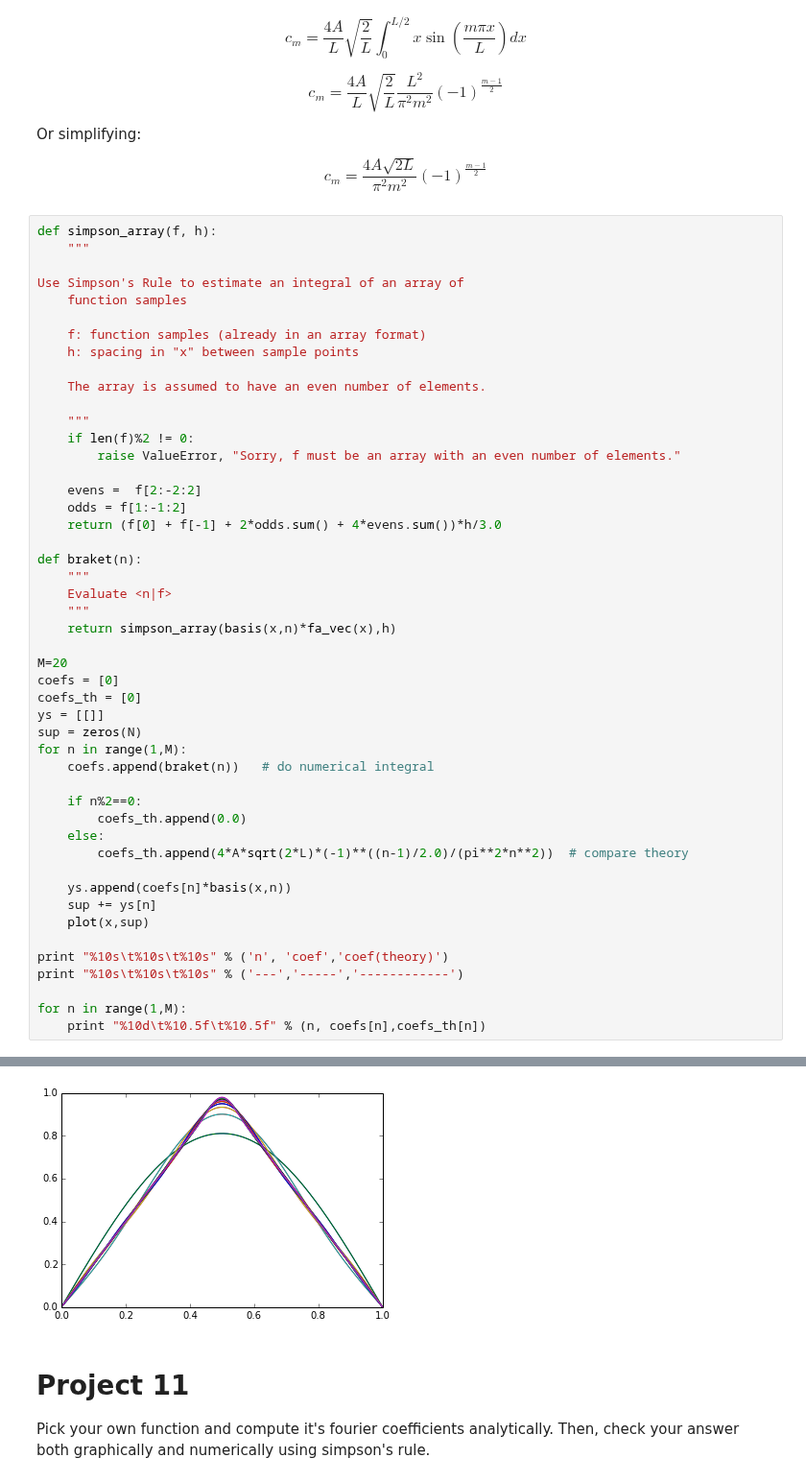
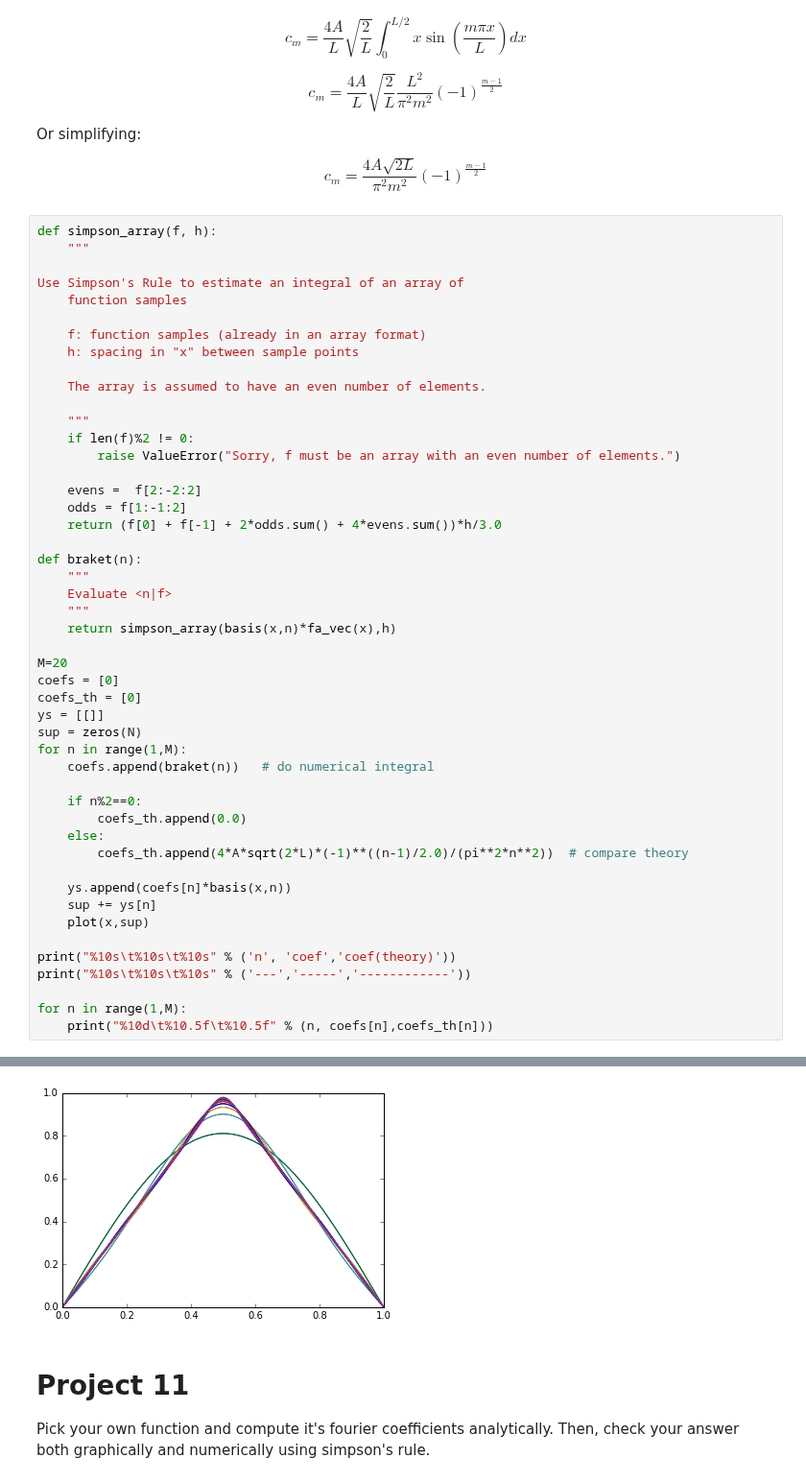
Before and after one commit to sspickle/sci-comp-notebooks, a Jupyter notebook: P11-FourierSeries.ipynb, the cells around one changed output, grey strips where cells are left out. Shown at 96% size. Saved outputs shown, nothing was run; the diff lists cells and outputs as text.

```diff
--- a/P11-FourierSeries.ipynb
+++ b/P11-FourierSeries.ipynb
@@ -130,7 +130,7 @@ Use Simpson's Rule to estimate an integral of an array of
 
     """
     if len(f)%2 != 0:
-        raise ValueError, "Sorry, f must be an array with an even number of elements."
+        raise ValueError("Sorry, f must be an array with an even number of elements.")
 
     evens =  f[2:-2:2]
     odds = f[1:-1:2]
@@ -152,37 +152,37 @@ for n in range(1,M):
 
     if n%2==0:
         coefs_th.append(0.0)
     else:
         coefs_th.append(4*A*sqrt(2*L)*(-1)**((n-1)/2.0)/(pi**2*n**2))  # compare theory
 
     ys.append(coefs[n]*basis(x,n))
     sup += ys[n]
     plot(x,sup)
 
-print "%10s\t%10s\t%10s" % ('n', 'coef','coef(theory)')
-print "%10s\t%10s\t%10s" % ('---','-----','------------')
+print("%10s\t%10s\t%10s" % ('n', 'coef','coef(theory)'))
+print("%10s\t%10s\t%10s" % ('---','-----','------------'))
 
 for n in range(1,M):
-    print "%10d\t%10.5f\t%10.5f" % (n, coefs[n],coefs_th[n])
+    print("%10d\t%10.5f\t%10.5f" % (n, coefs[n],coefs_th[n]))
 # %% [output]
          n            coef      coef(theory)
        ---           -----      ------------
          1         0.57316         0.57316
          2         0.00000         0.00000
          3        -0.06368        -0.06368
          4         0.00000         0.00000
          5         0.02292         0.02293
          6         0.00000         0.00000
          7        -0.01170        -0.01170
          8         0.00000         0.00000
          9         0.00707         0.00708
         10         0.00000         0.00000
 ... (5 lines left out)
         16         0.00000         0.00000
         17         0.00198         0.00198
         18         0.00000         0.00000
         19        -0.00159        -0.00159
-[figure, old version]
+[figure, new version]
 # %% [markdown]
 Project 11
 ============
```
Also changed, not shown: parts of 2 cells of this notebook.
